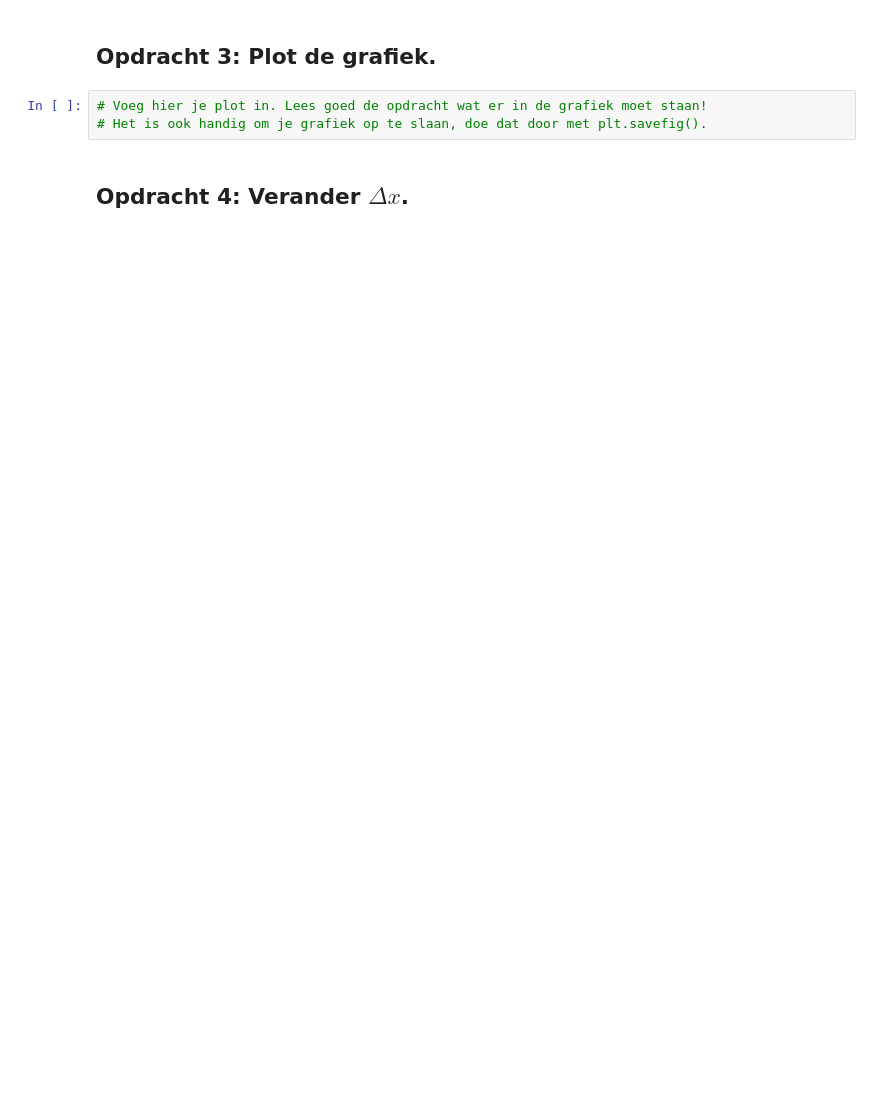
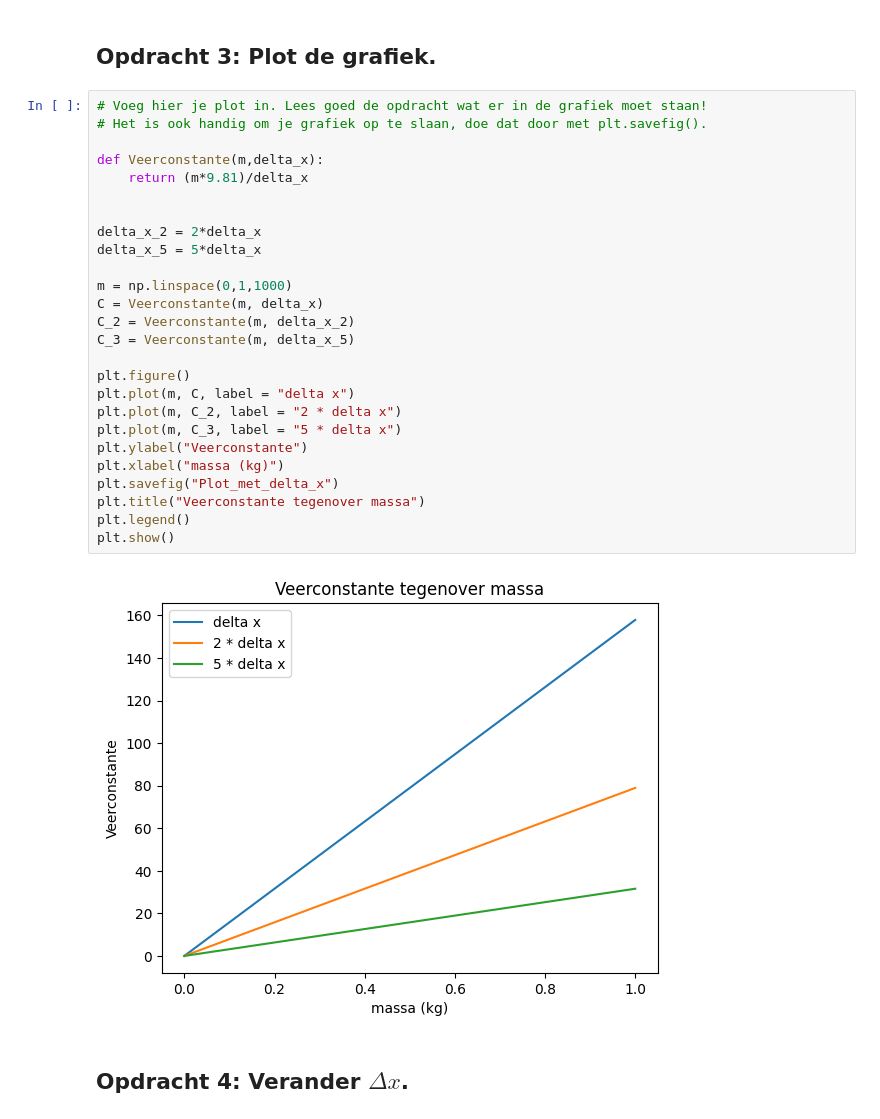
Before and after one commit to JSlootsTUD/opdrachten-DEF-D-Justin, a Jupyter notebook: FysiekeOntwerpopdrachten/5MaakEenOpstellingTrillingsvrij/Ontwerpopdracht5MaakEenOpstellingTrillingsvrijInvulTemplate.ipynb, the cells around one changed output. Saved outputs shown, nothing was run; the diff lists cells and outputs as text; blank space fills up the shorter version.

```diff
--- a/FysiekeOntwerpopdrachten/5MaakEenOpstellingTrillingsvrij/Ontwerpopdracht5MaakEenOpstellingTrillingsvrijInvulTemplate.ipynb
+++ b/FysiekeOntwerpopdrachten/5MaakEenOpstellingTrillingsvrij/Ontwerpopdracht5MaakEenOpstellingTrillingsvrijInvulTemplate.ipynb
@@ -55,6 +93,31 @@ Vul onderstaande tabel in:
 # %%
 # Voeg hier je plot in. Lees goed de opdracht wat er in de grafiek moet staan!
 # Het is ook handig om je grafiek op te slaan, doe dat door met plt.savefig().
+
+def Veerconstante(m,delta_x):
+    return (m*9.81)/delta_x
+
+
+delta_x_2 = 2*delta_x
+delta_x_5 = 5*delta_x
+
+m = np.linspace(0,1,1000)
+C = Veerconstante(m, delta_x)
+C_2 = Veerconstante(m, delta_x_2)
+C_3 = Veerconstante(m, delta_x_5)
+
+plt.figure()
+plt.plot(m, C, label = "delta x")
+plt.plot(m, C_2, label = "2 * delta x")
+plt.plot(m, C_3, label = "5 * delta x")
+plt.ylabel("Veerconstante")
+plt.xlabel("massa (kg)")
+plt.savefig("Plot_met_delta_x")
+plt.title("Veerconstante tegenover massa")
+plt.legend()
+plt.show()
+# %% [output]
+[figure, added]
 # %% [markdown]
 ## Opdracht 4: Verander $\Delta x$.
 # %% [markdown]
```
Also changed, not shown: parts of 11 cells of this notebook, 4 other files.
